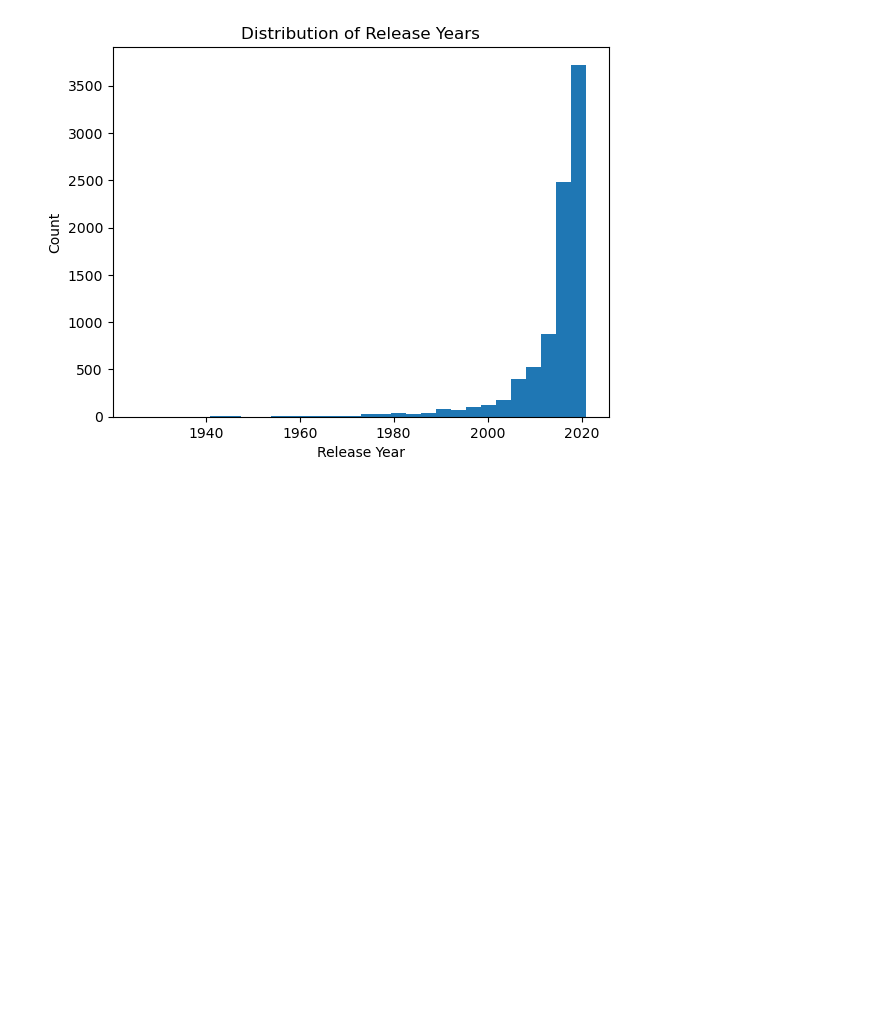
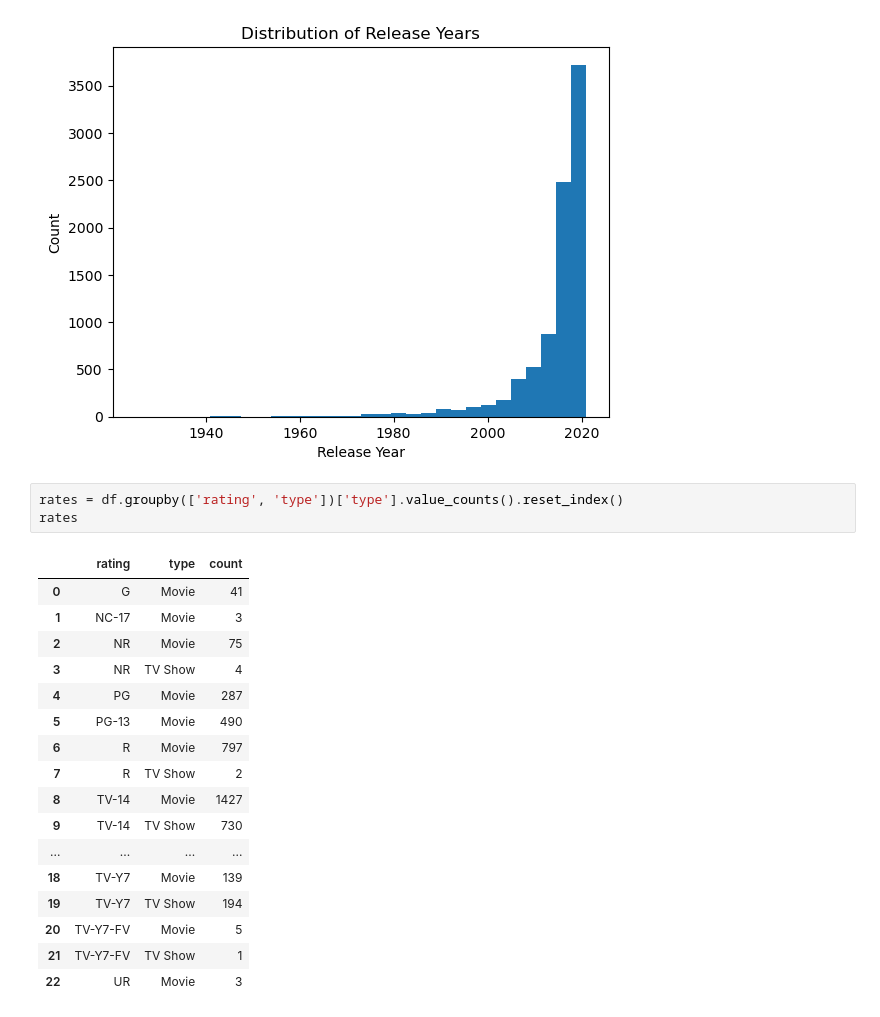
Before and after one commit to ElDEEB21/Netflix-Analytics, a Jupyter notebook: analyse.ipynb, the cells around one changed output. Cells and saved outputs as stored; diff of their text form; blank space fills up the shorter version.

```diff
--- a/analyse.ipynb
+++ b/analyse.ipynb
@@ -228,3 +228,24 @@ plt.ylabel('Count')
 plt.show()
 # %% [output]
 [figure]
+# %%
+rates = df.groupby(['rating', 'type'])['type'].value_counts().reset_index()
+rates
+# %% [output]
+|  | rating | type | count |
+| 0 | G | Movie | 41 |
+| 1 | NC-17 | Movie | 3 |
+| 2 | NR | Movie | 75 |
+| 3 | NR | TV Show | 4 |
+| 4 | PG | Movie | 287 |
+| 5 | PG-13 | Movie | 490 |
+| 6 | R | Movie | 797 |
+| 7 | R | TV Show | 2 |
+| 8 | TV-14 | Movie | 1427 |
+| 9 | TV-14 | TV Show | 730 |
+| ... | ... | ... | ... |
+| 18 | TV-Y7 | Movie | 139 |
+| 19 | TV-Y7 | TV Show | 194 |
+| 20 | TV-Y7-FV | Movie | 5 |
+| 21 | TV-Y7-FV | TV Show | 1 |
+| 22 | UR | Movie | 3 |
```
Also changed, not shown: parts of 5 cells of this notebook.
